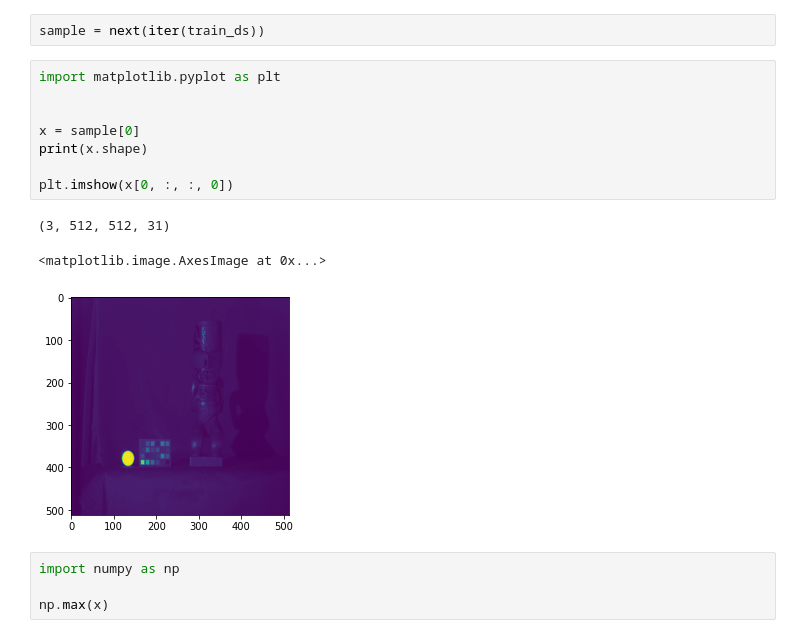
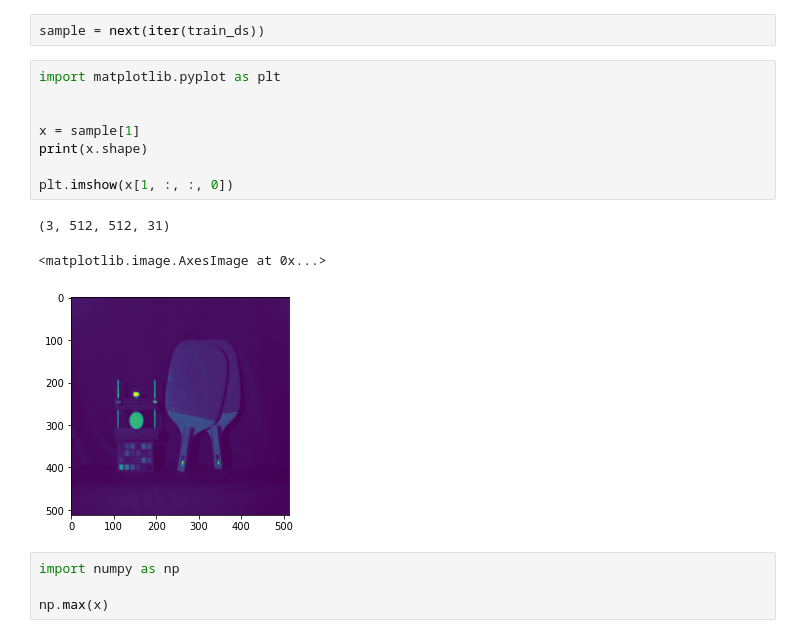
Before and after one commit to bemc22/spectral-gans, a Jupyter notebook: notebooks/load_data_test.ipynb, the cells around one changed output. Drawn from its saved outputs; the diff is of its cells as text.

```diff
--- a/notebooks/load_data_test.ipynb
+++ b/notebooks/load_data_test.ipynb
@@ -33,15 +33,15 @@ sample = next(iter(train_ds))
 # %%
 import matplotlib.pyplot as plt
 
 
-x = sample[0]
+x = sample[1]
 print(x.shape)
 
-plt.imshow(x[0, :, :, 0])
+plt.imshow(x[1, :, :, 0])
 # %% [output]
 (3, 512, 512, 31)
 <matplotlib.image.AxesImage at 0x...>
-[figure, old version]
+[figure, new version]
 # %%
 import numpy as np
 
```
Also changed, not shown: 4 other files.
